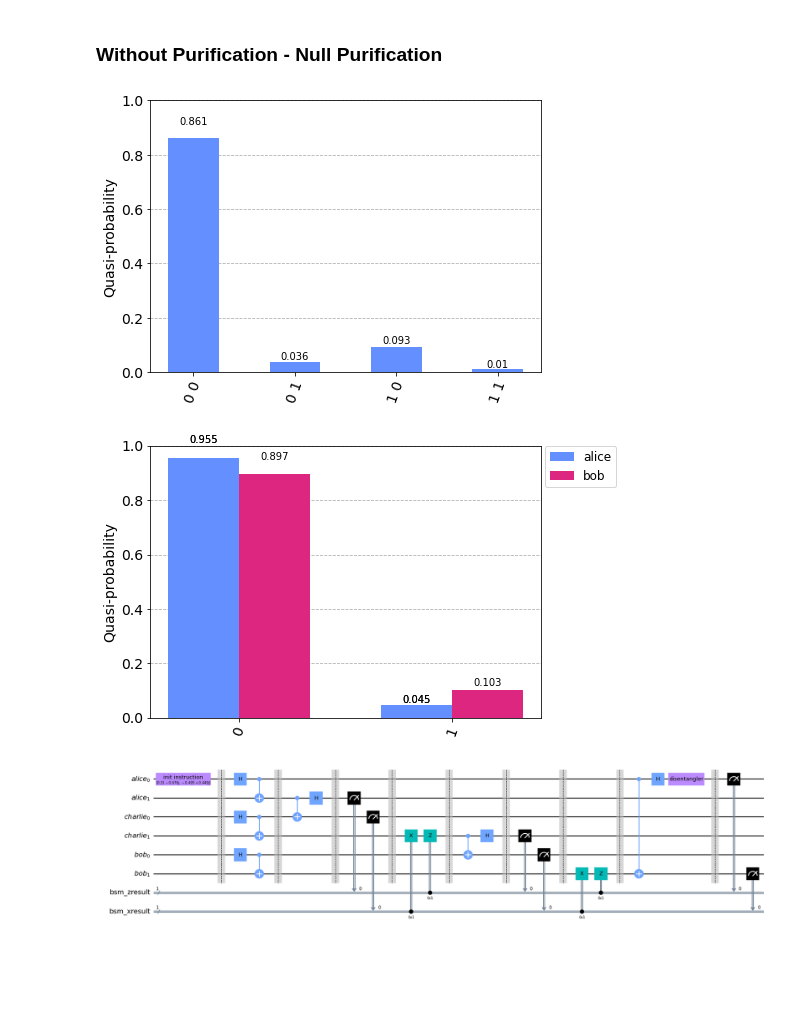
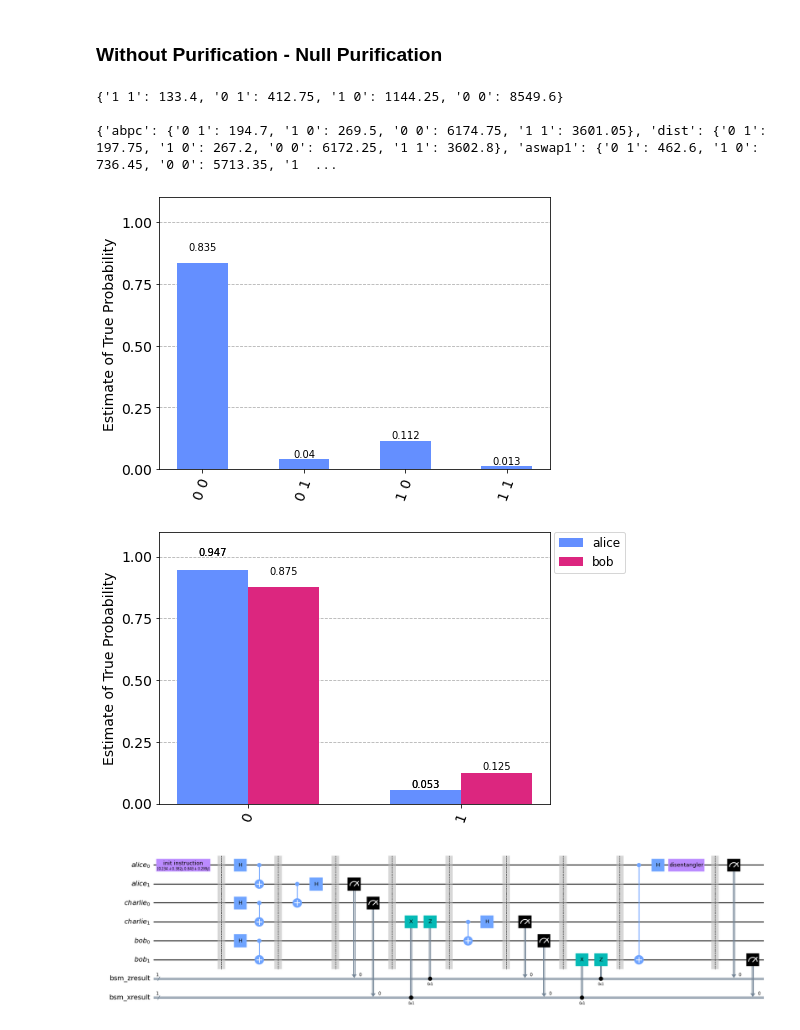
Before and after one commit to Phystro/Quantum-Repeater-Design, a Jupyter notebook: src/purification_strategy/qr_deutsch_purification_strategy.ipynb, the cells around one changed output. Saved outputs shown, nothing was run; the diff lists cells and outputs as text; code cells hidden in the pictures; blank space fills up the shorter version.

```diff
--- a/src/purification_strategy/qr_deutsch_purification_strategy.ipynb
+++ b/src/purification_strategy/qr_deutsch_purification_strategy.ipynb
@@ -190,7 +190,7 @@ def fidelity_analysis(strategy: str = None) -> (QuantumCircuit, Counts) :
 
     qc: QuantumCircuit = QuantumCircuit(alice, charlie, bob, bsm_z, bsm_x)#, coz, cox)
 
-    dict_counts.clear()
+    # dict_counts.clear()
 
     psi: Statevector = qco.create_random_statevector(2)
     init_instruction: Initialize = Initialize(psi)
@@ -204,11 +204,11 @@ def fidelity_analysis(strategy: str = None) -> (QuantumCircuit, Counts) :
         qc.append( quad_deutsch_purification(4), [alice[0], alice[1], charlie[0], charlie[1]] )
     # count after bell pair creation
     qc_abpc, count_abpc = get_count_from_duplicate_circuit(qc, alice[0], alice[1])
-    dict_counts["abpc"] = count_abpc
+    dict_counts["abpc"].append(count_abpc)# = count_abpc
 
     # count after entanglement after distribution/transmission
     qc_dist, count_dist = get_count_from_duplicate_circuit(qc, alice[0], alice[1])
-    dict_counts["dist"] = count_dist
+    dict_counts["dist"].append(count_dist)# = count_dist
 
     # Swap Protocol Stage 1
     if strategy == "swapalt":
@@ -226,7 +226,7 @@ def fidelity_analysis(strategy: str = None) -> (QuantumCircuit, Counts) :
 
     # count after first stage swap
     qc_aswap, count_aswap = get_count_from_duplicate_circuit(qc, alice[0], charlie[1])
-    dict_counts["aswap1"] = count_aswap
+    dict_counts["aswap1"].append(count_aswap)# = count_aswap
 
     # Swap Protocol Stage 2
     if strategy == "swapalt":
@@ -244,7 +244,7 @@ def fidelity_analysis(strategy: str = None) -> (QuantumCircuit, Counts) :
 
     # count after second stage swap
     qc_aswap, count_aswap = get_count_from_duplicate_circuit(qc, alice[0], bob[1])
-    dict_counts["aswap2"] = count_aswap
+    dict_counts["aswap2"].append(count_aswap)# = count_aswap
 
     qc.barrier()
     qc.cx(alice[0], bob[1])
@@ -260,12 +260,20 @@ def fidelity_analysis(strategy: str = None) -> (QuantumCircuit, Counts) :
     qc.measure(bob[1], bsm_x)
 
     counts: Counts = qns.qasm_sim(qc)
-    dict_counts["count_end"] = counts
+    dict_counts["count_end"].append(counts)# = counts
 
     return (qc, counts)
 # %% [markdown]
 ### Without Purification - Null Purification
 # %%
+dict_counts.clear()
+dict_counts["abpc"] = []
+dict_counts["dist"] = []
+dict_counts["aswap1"] = []
+dict_counts["aswap2"] = []
+dict_counts["count_end"] = []
+
+
 d = []
 for i in range(ITERATIONS_TO_AVG):
     circ, counts = fidelity_analysis()
@@ -273,25 +281,48 @@ for i in range(ITERATIONS_TO_AVG):
 
 counts = dict( pd.DataFrame(d).mean() )
 
-dict_fids_wp: dict = get_fidelities_dict(dict_counts)
+stage_counts: dict = {
+    "abpc": dict( pd.DataFrame(dict_counts["abpc"]).mean() ),
+    "dist": dict( pd.DataFrame(dict_counts["dist"]).mean() ),
+    "aswap1": dict( pd.DataFrame(dict_counts["aswap1"]).mean() ),
+    "aswap2": dict( pd.DataFrame(dict_counts["aswap2"]).mean() ),
+    "count_end": dict( pd.DataFrame(dict_counts["count_end"]).mean() ),
+}
+
+print(counts)
+print(" ")
+# print(dict_counts)
+# print(" ")
+# print(dict( pd.DataFrame(dict_counts["abpc"]).mean()))
+# print(" ")
+# print(dict( pd.DataFrame(dict_counts["count_end"]).mean()))
+
+print(stage_counts)
+
+dict_fids_wp: dict = get_fidelities_dict(stage_counts)#dict_counts)
 
 graph = plot_histogram(counts)#, title="Measurement Results of Alice and Bob's Qubits After Quantum Repeater Protocol")
 
 dx = graph.axes[0]
-dx.set_ylim(0, 1)
+dx.set_ylim(0, 1.1)
+dx.set_ylabel("Estimate of True Probability")
 
 display( graph )
 # %% [output]
+{'1 1': 133.4, '0 1': 412.75, '1 0': 1144.25, '0 0': 8549.6}
+
+{'abpc': {'0 1': 194.7, '1 0': 269.5, '0 0': 6174.75, '1 1': 3601.05}, 'dist': {'0 1': 197.75, '1 0': 267.2, '0 0': 6172.25, '1 1': 3602.8}, 'aswap1': {'0 1': 462.6, '1 0': 736.45, '0 0': 5713.35, '1  ...
-[figure, old version]
+[figure, new version]
 # %%
 qubit_counts: list = [marginal_counts(counts, [qubit]) for qubit in range(0, 2)]
 legend: list = ["alice", "bob"]
 graph = plot_histogram(qubit_counts, legend=legend)#, title="Verification of Entanglement Swapping between Alice and Bob")
 dx = graph.axes[0]
-dx.set_ylim(0, 1)
+dx.set_ylim(0, 1.1)
+dx.set_ylabel("Estimate of True Probability")
 display( graph )
 # %% [output]
-[figure, old version]
+[figure, new version]
 # %%
 circ.draw("mpl", fold=-1)
 # %% [output]
```
Also changed, not shown: parts of 17 cells of this notebook, 9 other files.
